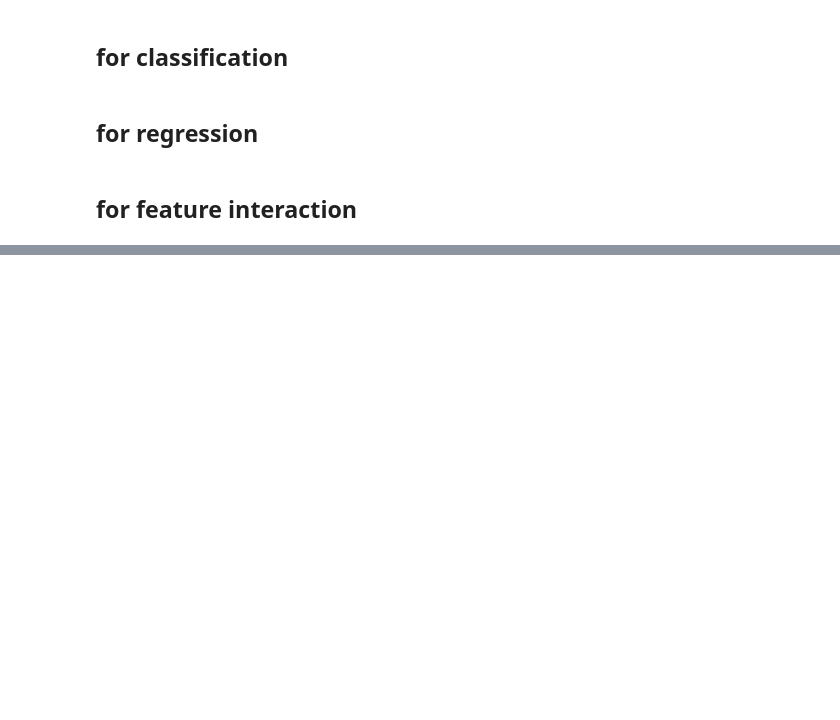
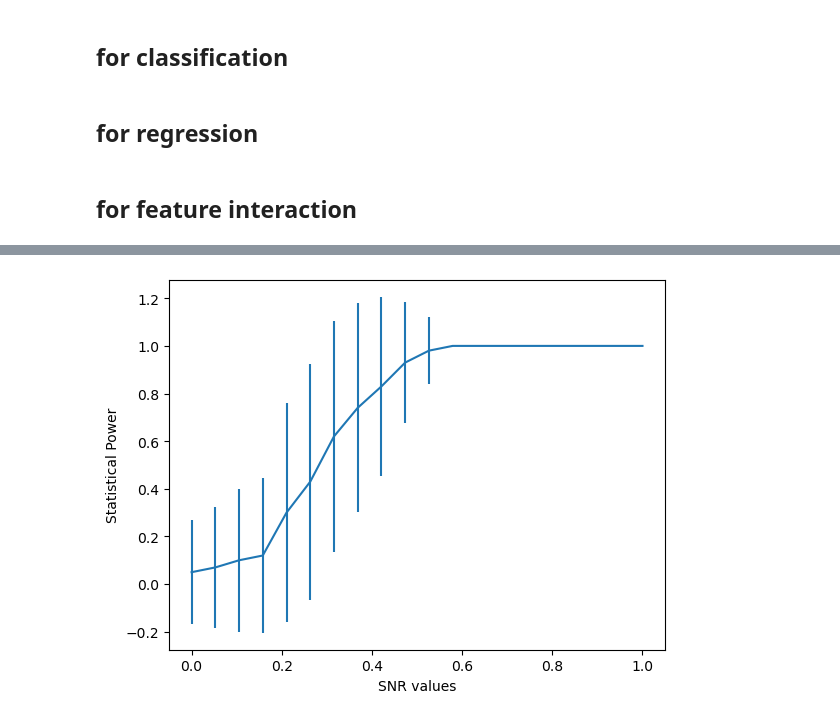
Before and after one commit to quannle/feature_interactions, a Jupyter notebook: locomp.ipynb, the cells around one changed output, grey strips where cells are left out. Saved outputs shown, nothing was run; the diff lists cells and outputs as text; code cells hidden in the pictures; blank space fills up the shorter version.

```diff
--- a/locomp.ipynb
+++ b/locomp.ipynb
@@ -122,0 +136,25 @@ TypeError: DecisionTreeReg() missing 1 required positional argument: 'fun_para'
+# %%
+import matplotlib.pyplot as plt
+
+LEFT = 2
+RIGHT = 3
+FEATURE = 0
+
+plt_power = [0] * len(SNR)
+errors = [0] * len(SNR)
+
+for i, snr in enumerate(SNR):
+    power = [0] * num_trials
+    for itrial in range(num_trials):
+        loco_ci = ress[(i, itrial)]['loco_ci']
+        if loco_ci[FEATURE][LEFT] > 0 or loco_ci[FEATURE][RIGHT] < 0:
+            power[itrial] = 1
+    errors[i] = np.std(power)
+    plt_power[i] = np.mean(power)
+# %%
+plotline, caplines, barlinecols = plt.errorbar(SNR, plt_power, yerr = errors)
+plt.xlabel("SNR values")
+plt.ylabel("Statistical Power")
+plt.show()
+# %% [output]
+[figure, added]
```
Also changed, not shown: parts of 7 cells of this notebook, 1 other file.
